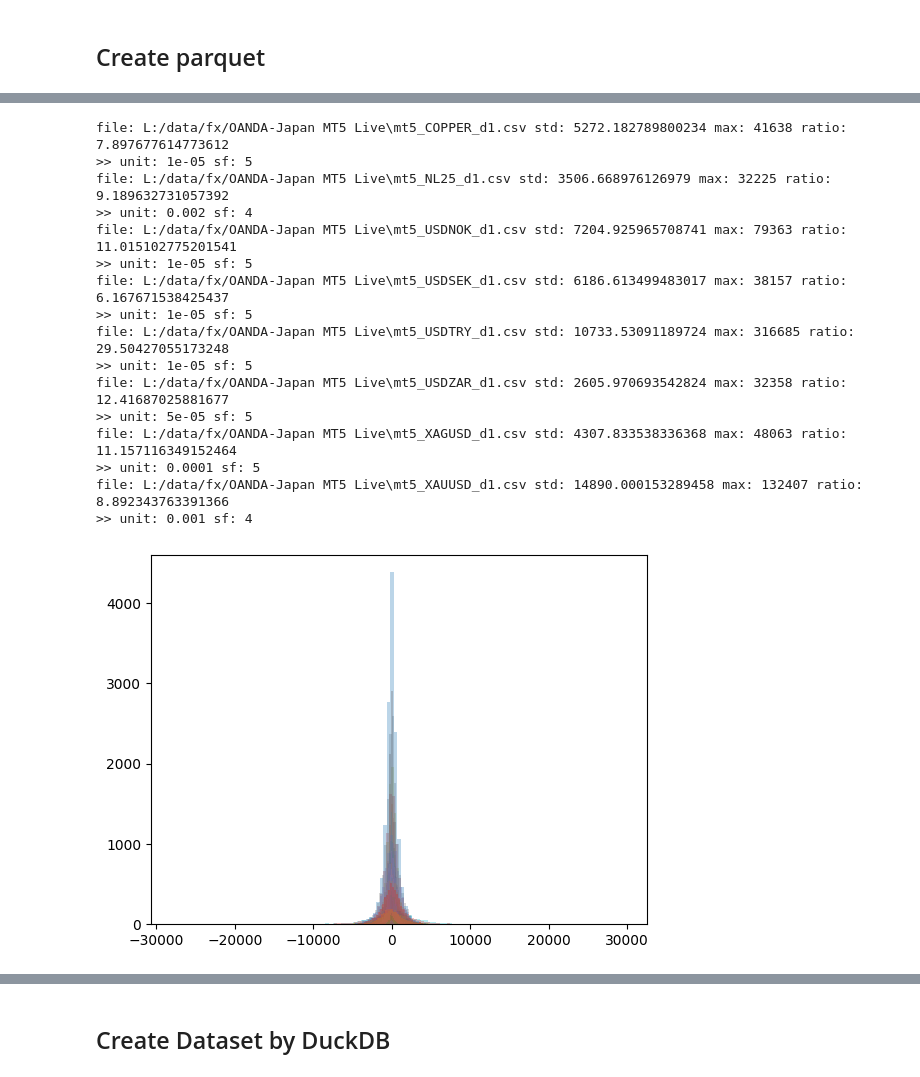
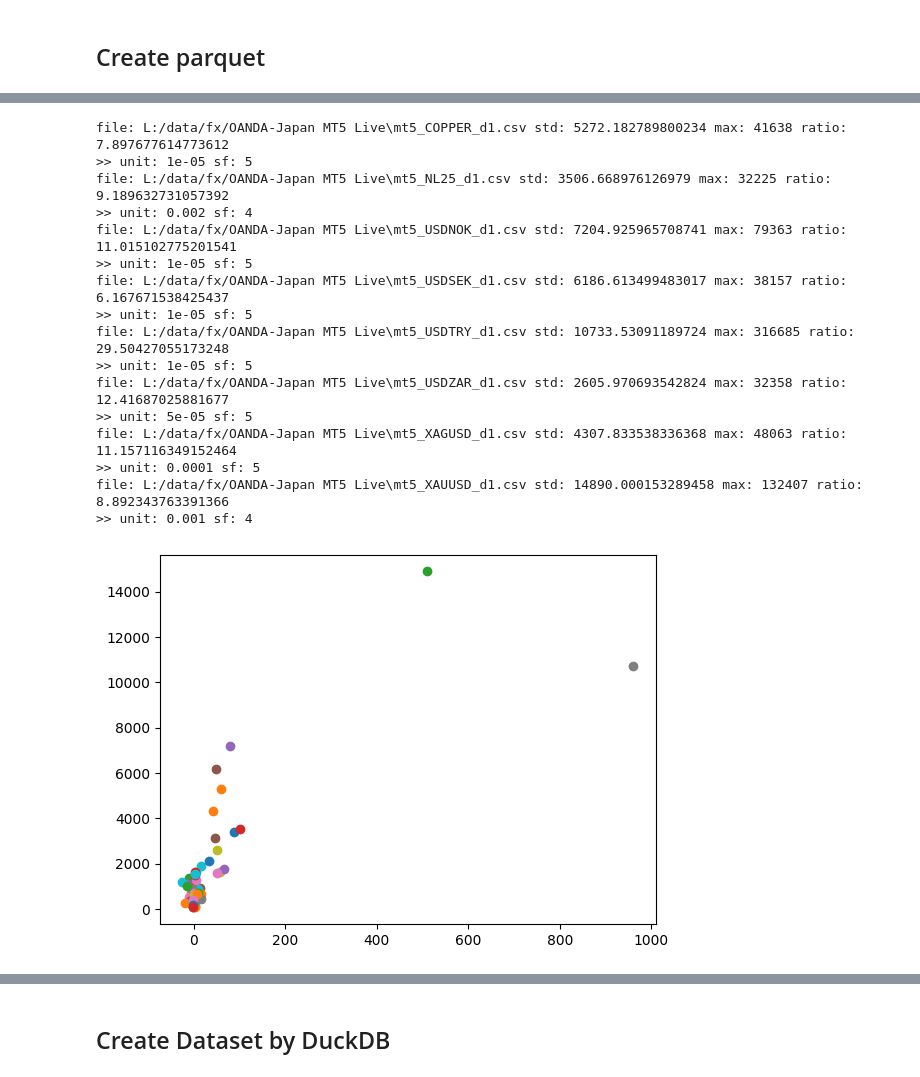
Before and after one commit to Naradice/stocknet_study, a Jupyter notebook: Utility/create_dataset_with_db.ipynb, the cells around one changed output, grey strips where cells are left out. Drawn from its saved outputs; the diff is of its cells as text; code cells hidden in the pictures.

```diff
--- a/Utility/create_dataset_with_db.ipynb
+++ b/Utility/create_dataset_with_db.ipynb
@@ -42,11 +42,14 @@ for file in stock_source_files:
   unit_close = (df["Adj Close"].diff() / units ).round()
   std = unit_close.std()
   max_value = unit_close.abs().max()
-  if std * 30 < max_value:
-    print(f"file: {file} std: {std} max: {max_value} ratio: {max_value/std}")
-    continue
+  mean_value = unit_close.std()
+  plt.scatter(mean_value, std)
+  if std > 1000 or max_value > 3000:
+        print(f"file: {file} std: {std} max: {max_value} ratio: {max_value/std}")
+        continue
+
   unit_close.name = "close"
-  plt.hist(unit_close, bins=100, alpha=0.3)
+  # plt.hist(unit_close, bins=100, alpha=0.3)
   filename = f"../../Data/STOCK_ID/{os.path.basename(file)}"
   os.makedirs(os.path.dirname(filename), exist_ok=True)
   unit_close.to_csv(filename, index=True, header=True)
@@ -71,0 +75,6 @@ file: L:/data/yfinance\yfinance_9983.T_D1.csv std: 163.94706982355862 max: 10990
+# %%
+stock_id_files = glob.glob("../../Data/STOCK_ID/*")
+for file in stock_id_files:
+    id_df = pd.read_csv(file, index_col=0, parse_dates=True)
+    plt.hist(id_df, bins=1000, alpha=0.3)
+    plt.xlim(-100, 100)
@@ -123,33 +134,34 @@ for file in fx_source_files:
     unit =  result_df.index[0].round(sf)
     # print(f"file:{file}, unit: {unit} sf: {sf}")
     diff_df = diff_df.round(sf)
     id_token_df = (diff_df.dropna() / unit).round().astype('int')
 
     std_value = id_token_df.std()
     max_value = id_token_df.abs().max()
+    mean_value = id_token_df.mean()
+    plt.scatter(mean_value, std_value)
     if std_value > 10000 or max_value > 30000:
         print(f"file: {file} std: {std_value} max: {max_value} ratio: {max_value/std_value}")
         print(f">> unit: {unit} sf: {sf}")
         continue
     filename = f"../../Data/FX_MT5_ID/{os.path.basename(file)}"
     os.makedirs(os.path.dirname(filename), exist_ok=True)
-    # id_token_df.to_csv(filename, index=True, header=True)
-    plt.hist(id_token_df, bins=100, alpha=0.3)
+    id_token_df.to_csv(filename, index=True, header=True)
 # %% [output]
 file: L:/data/fx/OANDA-Japan MT5 Live\mt5_COPPER_d1.csv std: 5272.182789800234 max: 41638 ratio: 7.897677614773612
 >> unit: 1e-05 sf: 5
 file: L:/data/fx/OANDA-Japan MT5 Live\mt5_NL25_d1.csv std: 3506.668976126979 max: 32225 ratio: 9.189632731057392
 >> unit: 0.002 sf: 4
 file: L:/data/fx/OANDA-Japan MT5 Live\mt5_USDNOK_d1.csv std: 7204.925965708741 max: 79363 ratio: 11.015102775201541
 >> unit: 1e-05 sf: 5
 file: L:/data/fx/OANDA-Japan MT5 Live\mt5_USDSEK_d1.csv std: 6186.613499483017 max: 38157 ratio: 6.167671538425437
 >> unit: 1e-05 sf: 5
 file: L:/data/fx/OANDA-Japan MT5 Live\mt5_USDTRY_d1.csv std: 10733.53091189724 max: 316685 ratio: 29.50427055173248
 >> unit: 1e-05 sf: 5
 file: L:/data/fx/OANDA-Japan MT5 Live\mt5_USDZAR_d1.csv std: 2605.970693542824 max: 32358 ratio: 12.41687025881677
 >> unit: 5e-05 sf: 5
 file: L:/data/fx/OANDA-Japan MT5 Live\mt5_XAGUSD_d1.csv std: 4307.833538336368 max: 48063 ratio: 11.157116349152464
 >> unit: 0.0001 sf: 5
 file: L:/data/fx/OANDA-Japan MT5 Live\mt5_XAUUSD_d1.csv std: 14890.000153289458 max: 132407 ratio: 8.892343763391366
 >> unit: 0.001 sf: 4
-[figure, old version]
+[figure, new version]
```
Also changed, not shown: parts of 5 cells of this notebook, 4 other files.
